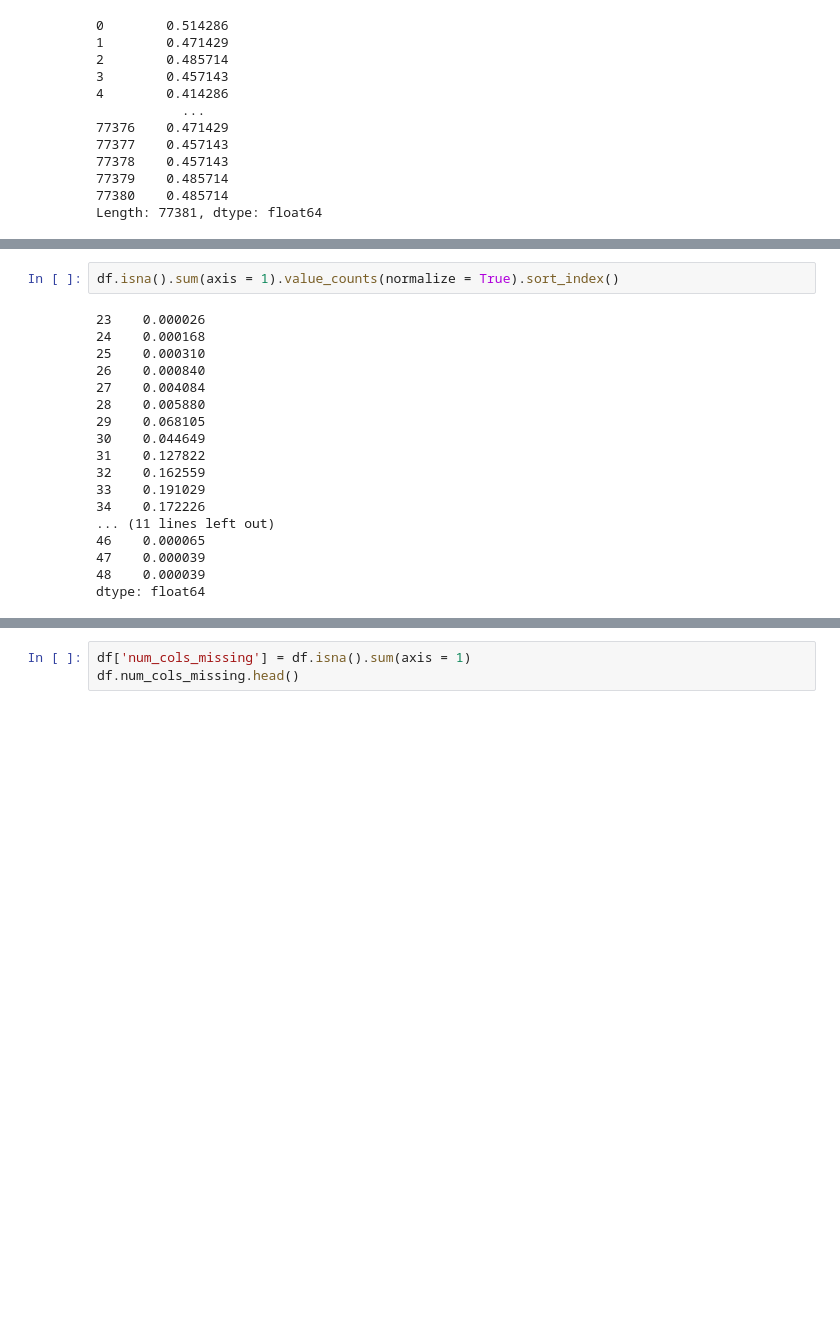
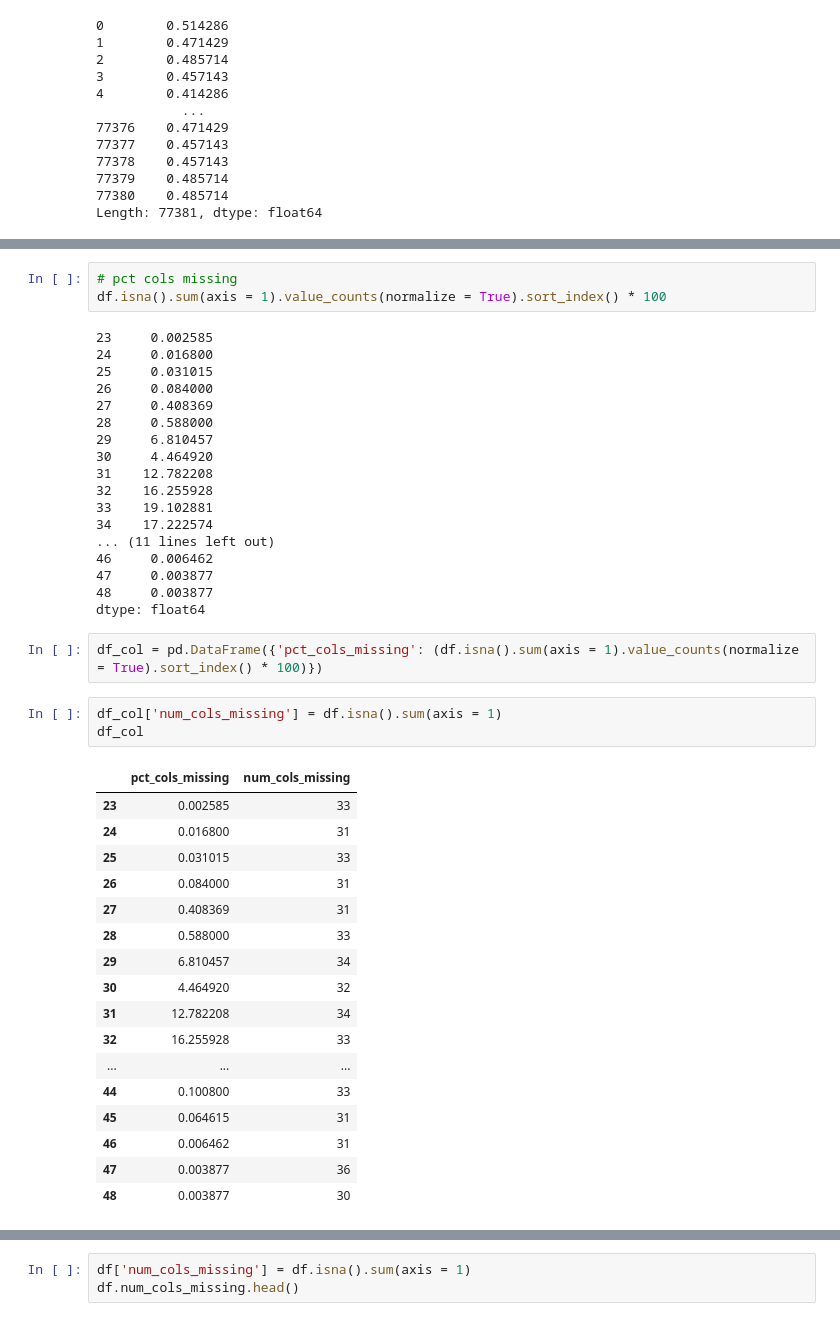
Before and after one commit to lukewbecker/clustering-exercises, a Jupyter notebook: clustering_wrangling.ipynb, the cells around one changed output, grey strips where cells are left out. Saved outputs shown, nothing was run; the diff lists cells and outputs as text; blank space fills up the shorter version.

```diff
--- a/clustering_wrangling.ipynb
+++ b/clustering_wrangling.ipynb
@@ -302,22 +304,46 @@ df.isna().sum(axis = 1).value_counts().sort_index()
 48        3
 dtype: int64
 # %%
-df.isna().sum(axis = 1).value_counts(normalize = True).sort_index()
+# pct cols missing
+df.isna().sum(axis = 1).value_counts(normalize = True).sort_index() * 100
 # %% [output]
-23    0.000026
-24    0.000168
-25    0.000310
-26    0.000840
-27    0.004084
-28    0.005880
-29    0.068105
-30    0.044649
-31    0.127822
-32    0.162559
-33    0.191029
-34    0.172226
+23     0.002585
+24     0.016800
+25     0.031015
+26     0.084000
+27     0.408369
+28     0.588000
+29     6.810457
+30     4.464920
+31    12.782208
+32    16.255928
+33    19.102881
+34    17.222574
 ... (11 lines left out)
-46    0.000065
-47    0.000039
-48    0.000039
+46     0.006462
+47     0.003877
+48     0.003877
 dtype: float64
+# %%
+df_col = pd.DataFrame({'pct_cols_missing': (df.isna().sum(axis = 1).value_counts(normalize = True).sort_index() * 100)})
+# %%
+df_col['num_cols_missing'] = df.isna().sum(axis = 1)
+df_col
+# %% [output]
+|  | pct_cols_missing | num_cols_missing |
+| 23 | 0.002585 | 33 |
+| 24 | 0.016800 | 31 |
+| 25 | 0.031015 | 33 |
+| 26 | 0.084000 | 31 |
+| 27 | 0.408369 | 31 |
+| 28 | 0.588000 | 33 |
+| 29 | 6.810457 | 34 |
+| 30 | 4.464920 | 32 |
+| 31 | 12.782208 | 34 |
+| 32 | 16.255928 | 33 |
+| ... | ... | ... |
+| 44 | 0.100800 | 33 |
+| 45 | 0.064615 | 31 |
+| 46 | 0.006462 | 31 |
+| 47 | 0.003877 | 36 |
+| 48 | 0.003877 | 30 |
```
Also changed, not shown: parts of 5 cells of this notebook, 1 other file.
